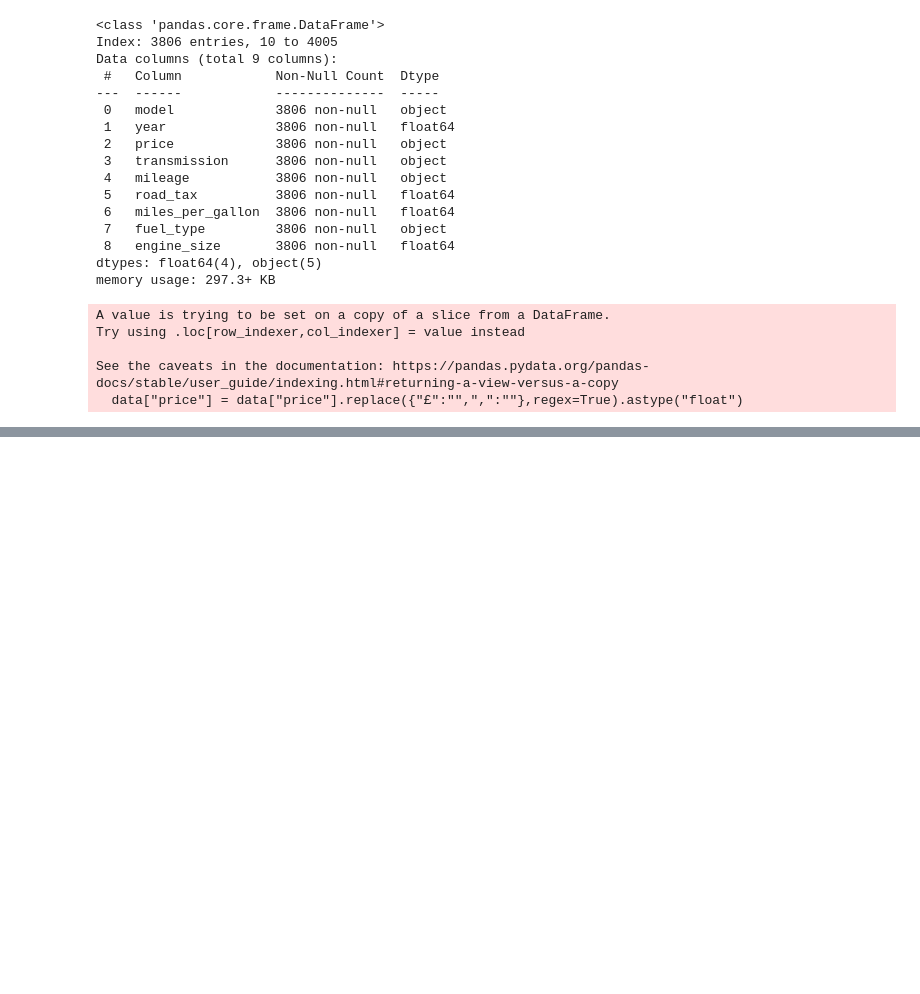
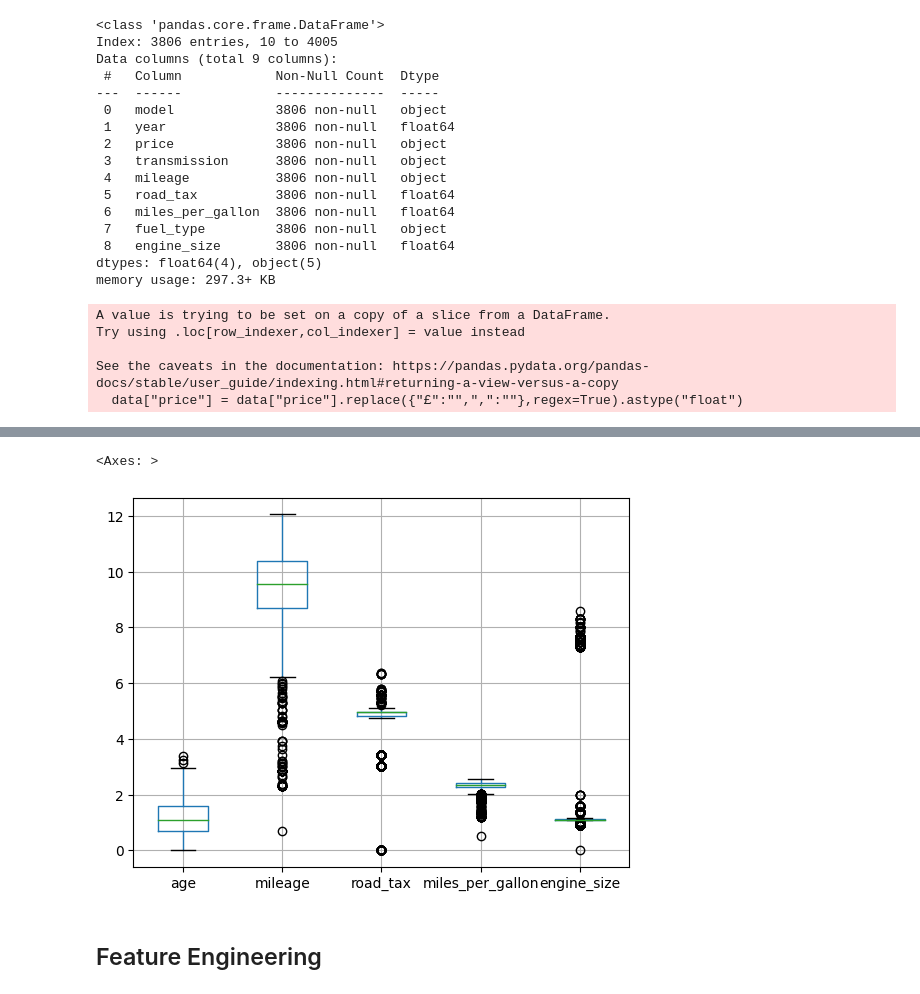
Before and after one commit to Hamdan-Khan/AI-Projects, a Jupyter notebook: regression-car-price-prediction/main.ipynb, the cells around one changed output, grey strips where cells are left out. Saved outputs shown, nothing was run; the diff lists cells and outputs as text; code cells hidden in the pictures; blank space fills up the shorter version.

```diff
--- a/regression-car-price-prediction/main.ipynb
+++ b/regression-car-price-prediction/main.ipynb
@@ -332,0 +405,7 @@ age = max - current_year
+# %%
+train_data.drop(["price"],axis=1).boxplot()
+# %% [output]
+<Axes: >
+[figure, added]
+# %% [markdown]
+## Feature Engineering
```
Also changed, not shown: parts of 14 cells of this notebook.
